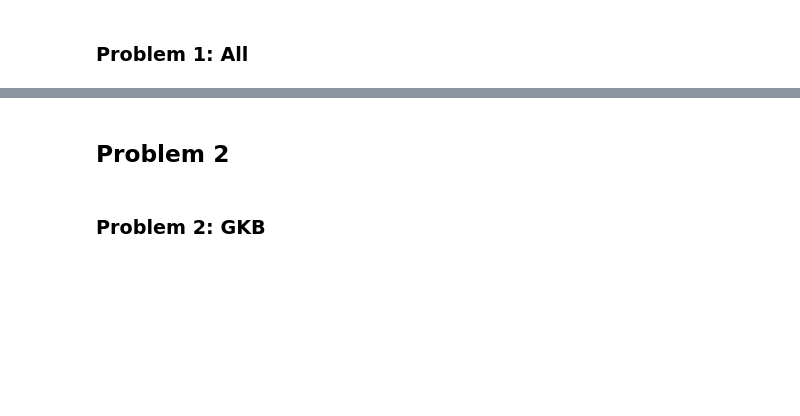
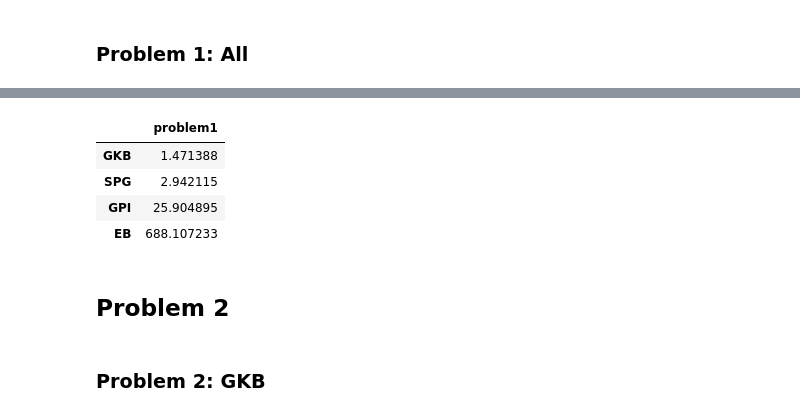
Before and after one commit to melissawm/skprocrustes, a Jupyter notebook: Results.ipynb, the cells around one changed output, grey strips where cells are left out. Saved outputs shown, nothing was run; the diff lists cells and outputs as text; code cells hidden in the pictures; blank space fills up the shorter version.

```diff
--- a/Results.ipynb
+++ b/Results.ipynb
@@ -113,3 +114,13 @@ Text(0.5,1,'Problem 1')
+# %%
+results = pd.DataFrame({ 'GKB' : [t1_gkb], 'SPG' : [t1_spg], 'GPI' : [t1_gpi], 'EB' : [t1_eb]}, index=['problem1'])
+results = results.T
+results
+# %% [output]
+|  | problem1 |
+| GKB | 1.471388 |
+| SPG | 2.942115 |
+| GPI | 25.904895 |
+| EB | 688.107233 |
 # %% [markdown]
 ## Problem 2
 # %%
```
Also changed, not shown: parts of 54 cells of this notebook, 1 other file.
